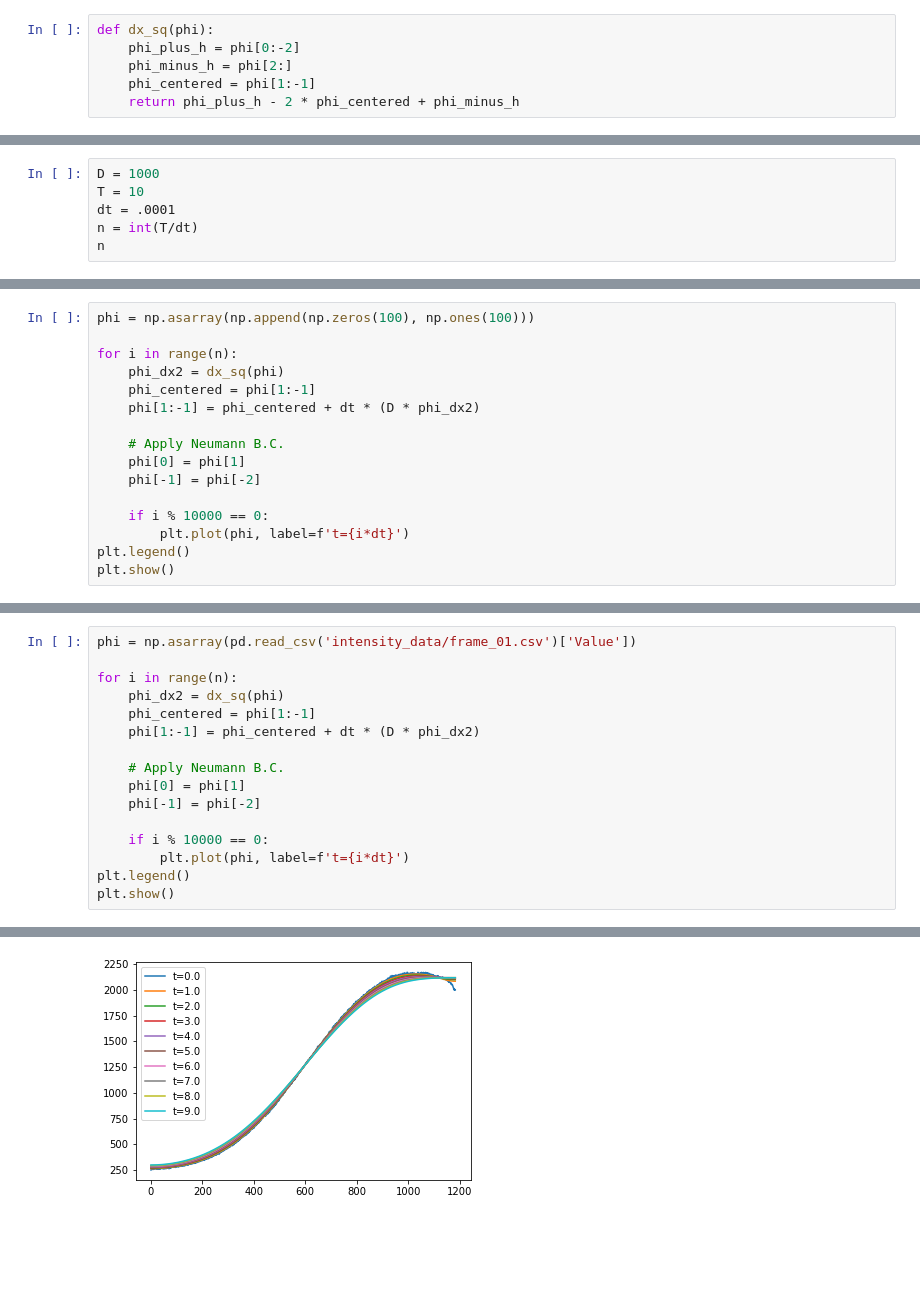
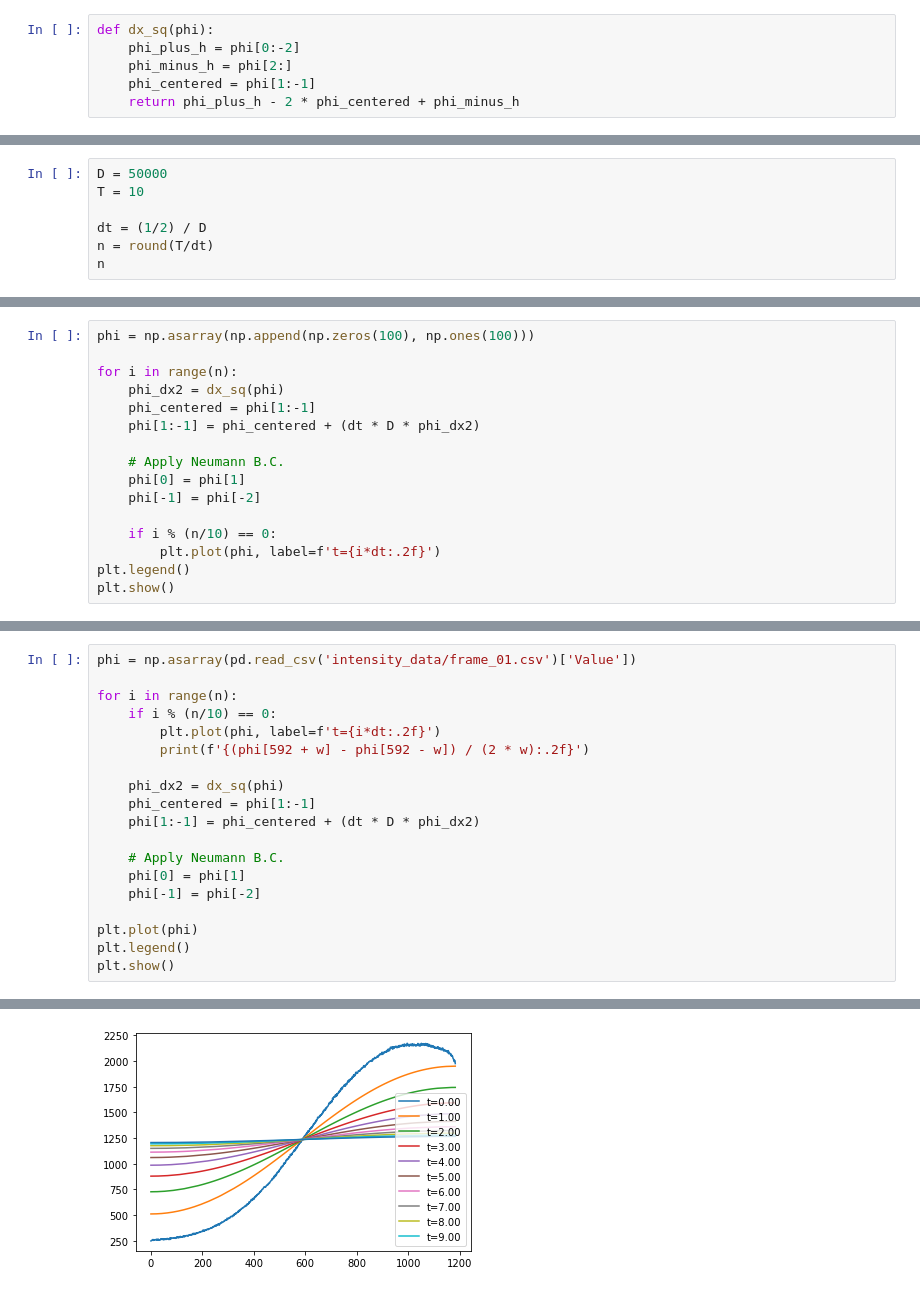
Before and after one commit to brandonhieunguyen/129L_project, a Jupyter notebook: main.ipynb, the cells around one changed output, grey strips where cells are left out. Drawn from its saved outputs; the diff is of its cells as text; blank space fills up the shorter version.

```diff
--- a/main.ipynb
+++ b/main.ipynb
@@ -58,7 +35,8 @@ plt.show()
 # %%
-D = 1000
+D = 50000
 T = 10
-dt = .0001
-n = int(T/dt)
+
+dt = (1/2) / D
+n = round(T/dt)
 n
 # %% [output]
@@ -69,14 +47,14 @@ phi = np.asarray(np.append(np.zeros(100), np.ones(100)))
 for i in range(n):
     phi_dx2 = dx_sq(phi)
     phi_centered = phi[1:-1]
-    phi[1:-1] = phi_centered + dt * (D * phi_dx2)
+    phi[1:-1] = phi_centered + (dt * D * phi_dx2)
 
     # Apply Neumann B.C.
     phi[0] = phi[1]
     phi[-1] = phi[-2]
 
-    if i % 10000 == 0:
-        plt.plot(phi, label=f't={i*dt}')
+    if i % (n/10) == 0:
+        plt.plot(phi, label=f't={i*dt:.2f}')
 plt.legend()
 plt.show()
 # %% [output]
@@ -85,16 +63,19 @@ plt.show()
 phi = np.asarray(pd.read_csv('intensity_data/frame_01.csv')['Value'])
 
 for i in range(n):
+    if i % (n/10) == 0:
+        plt.plot(phi, label=f't={i*dt:.2f}')
+        print(f'{(phi[592 + w] - phi[592 - w]) / (2 * w):.2f}')
+
     phi_dx2 = dx_sq(phi)
     phi_centered = phi[1:-1]
-    phi[1:-1] = phi_centered + dt * (D * phi_dx2)
+    phi[1:-1] = phi_centered + (dt * D * phi_dx2)
 
     # Apply Neumann B.C.
     phi[0] = phi[1]
     phi[-1] = phi[-2]
 
-    if i % 10000 == 0:
-        plt.plot(phi, label=f't={i*dt}')
+plt.plot(phi)
 plt.legend()
 plt.show()
 # %% [output]
@@ -101 +92 @@ plt.show()
-[figure, old version]
+[figure, new version]
```
Also changed, not shown: parts of 10 cells of this notebook.
